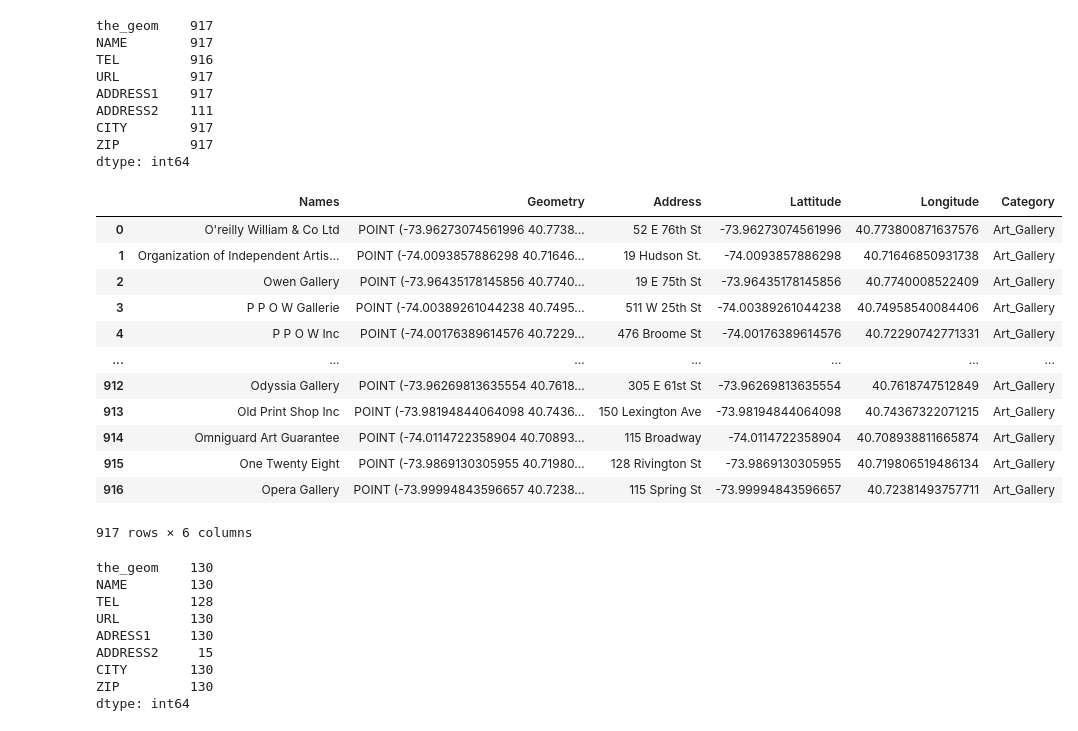
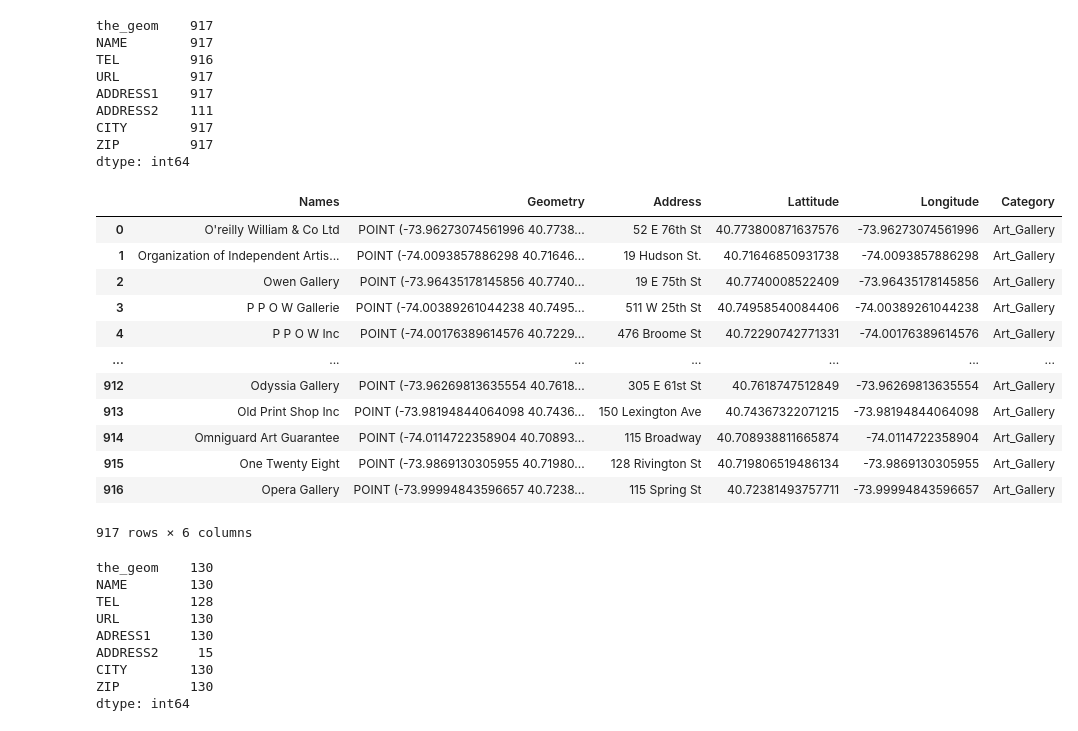
Before and after one commit to js816/New_York_-_London_Weather_Predictions, a Jupyter notebook: Attractions_data_EDA_and_cleanup.ipynb, the cells around one changed output. Cells and saved outputs as stored; diff of their text form; code cells hidden in the pictures.

```diff
--- a/Attractions_data_EDA_and_cleanup.ipynb
+++ b/Attractions_data_EDA_and_cleanup.ipynb
@@ -111,26 +113,26 @@ dtype: int64
 # %%
 gallerys_df = pd.DataFrame(columns=["Names", "Geometry", "Address", "Lattitude", "Longitude", "Category"])
 gallerys_df["Names"] = art_gallery_df["NAME"]
 gallerys_df["Address"] = art_gallery_df["ADDRESS1"]
 gallerys_df["Category"] = "Art_Gallery"
 gallerys_df["Geometry"] = art_gallery_df["the_geom"]
-gallerys_df[['Lattitude', 'Longitude']] = df['B'].str.split(' ', 1, expand=True)
+gallerys_df[['Longitude', 'Lattitude']] = df['B'].str.split(' ', 1, expand=True)
 gallerys_df['Lattitude'] = gallerys_df['Lattitude'].map(lambda x: x.lstrip('(').rstrip(')'))
 gallerys_df['Longitude'] = gallerys_df['Longitude'].map(lambda x: x.lstrip('(').rstrip(')'))
 gallerys_df
 # %% [output]
 |  | Names | Geometry | Address | Lattitude | Longitude | Category |
-| 0 | O'reilly William & Co Ltd | POINT (-73.96273074561996 40.7738... | 52 E 76th St | -73.96273074561996 | 40.773800871637576 | Art_Gallery |
-| 1 | Organization of Independent Artis... | POINT (-74.0093857886298 40.71646... | 19 Hudson St. | -74.0093857886298 | 40.71646850931738 | Art_Gallery |
-| 2 | Owen Gallery | POINT (-73.96435178145856 40.7740... | 19 E 75th St | -73.96435178145856 | 40.7740008522409 | Art_Gallery |
-| 3 | P P O W Gallerie | POINT (-74.00389261044238 40.7495... | 511 W 25th St | -74.00389261044238 | 40.74958540084406 | Art_Gallery |
-| 4 | P P O W Inc | POINT (-74.00176389614576 40.7229... | 476 Broome St | -74.00176389614576 | 40.72290742771331 | Art_Gallery |
+| 0 | O'reilly William & Co Ltd | POINT (-73.96273074561996 40.7738... | 52 E 76th St | 40.773800871637576 | -73.96273074561996 | Art_Gallery |
+| 1 | Organization of Independent Artis... | POINT (-74.0093857886298 40.71646... | 19 Hudson St. | 40.71646850931738 | -74.0093857886298 | Art_Gallery |
+| 2 | Owen Gallery | POINT (-73.96435178145856 40.7740... | 19 E 75th St | 40.7740008522409 | -73.96435178145856 | Art_Gallery |
+| 3 | P P O W Gallerie | POINT (-74.00389261044238 40.7495... | 511 W 25th St | 40.74958540084406 | -74.00389261044238 | Art_Gallery |
+| 4 | P P O W Inc | POINT (-74.00176389614576 40.7229... | 476 Broome St | 40.72290742771331 | -74.00176389614576 | Art_Gallery |
 | ... | ... | ... | ... | ... | ... | ... |
-| 912 | Odyssia Gallery | POINT (-73.96269813635554 40.7618... | 305 E 61st St | -73.96269813635554 | 40.7618747512849 | Art_Gallery |
-| 913 | Old Print Shop Inc | POINT (-73.98194844064098 40.7436... | 150 Lexington Ave | -73.98194844064098 | 40.74367322071215 | Art_Gallery |
-| 914 | Omniguard Art Guarantee | POINT (-74.0114722358904 40.70893... | 115 Broadway | -74.0114722358904 | 40.708938811665874 | Art_Gallery |
-| 915 | One Twenty Eight | POINT (-73.9869130305955 40.71980... | 128 Rivington St | -73.9869130305955 | 40.719806519486134 | Art_Gallery |
-| 916 | Opera Gallery | POINT (-73.99994843596657 40.7238... | 115 Spring St | -73.99994843596657 | 40.72381493757711 | Art_Gallery |
+| 912 | Odyssia Gallery | POINT (-73.96269813635554 40.7618... | 305 E 61st St | 40.7618747512849 | -73.96269813635554 | Art_Gallery |
+| 913 | Old Print Shop Inc | POINT (-73.98194844064098 40.7436... | 150 Lexington Ave | 40.74367322071215 | -73.98194844064098 | Art_Gallery |
+| 914 | Omniguard Art Guarantee | POINT (-74.0114722358904 40.70893... | 115 Broadway | 40.708938811665874 | -74.0114722358904 | Art_Gallery |
+| 915 | One Twenty Eight | POINT (-73.9869130305955 40.71980... | 128 Rivington St | 40.719806519486134 | -73.9869130305955 | Art_Gallery |
+| 916 | Opera Gallery | POINT (-73.99994843596657 40.7238... | 115 Spring St | 40.72381493757711 | -73.99994843596657 | Art_Gallery |
 917 rows × 6 columns
 # %%
 df = pd.DataFrame(museum_df['the_geom'])
```
Also changed, not shown: parts of 6 cells of this notebook.
